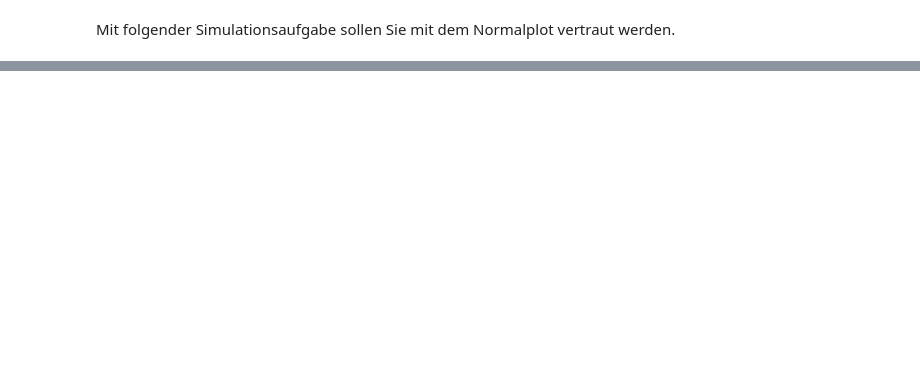
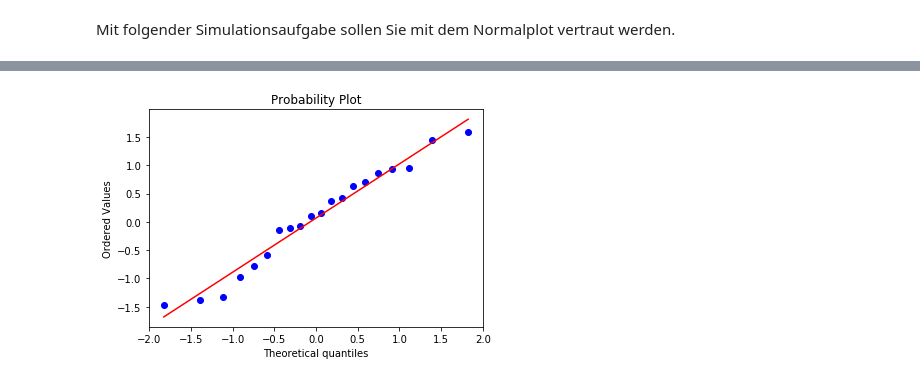
Before and after one commit to randombenj/hslu-statistics, a Jupyter notebook: sw05/exercise-5.1.ipynb, the cells around one changed output, grey strips where cells are left out. Saved outputs shown, nothing was run; the diff lists cells and outputs as text; code cells hidden in the pictures; blank space fills up the shorter version.

```diff
--- a/sw05/exercise-5.1.ipynb
+++ b/sw05/exercise-5.1.ipynb
@@ -18,0 +19,4 @@ st.probplot(x,plot=plt)
+# %%
+plot(lambda: st.norm.rvs(size=20))
+# %% [output]
+[figure, added]
```
Also changed, not shown: parts of 15 cells of this notebook.
